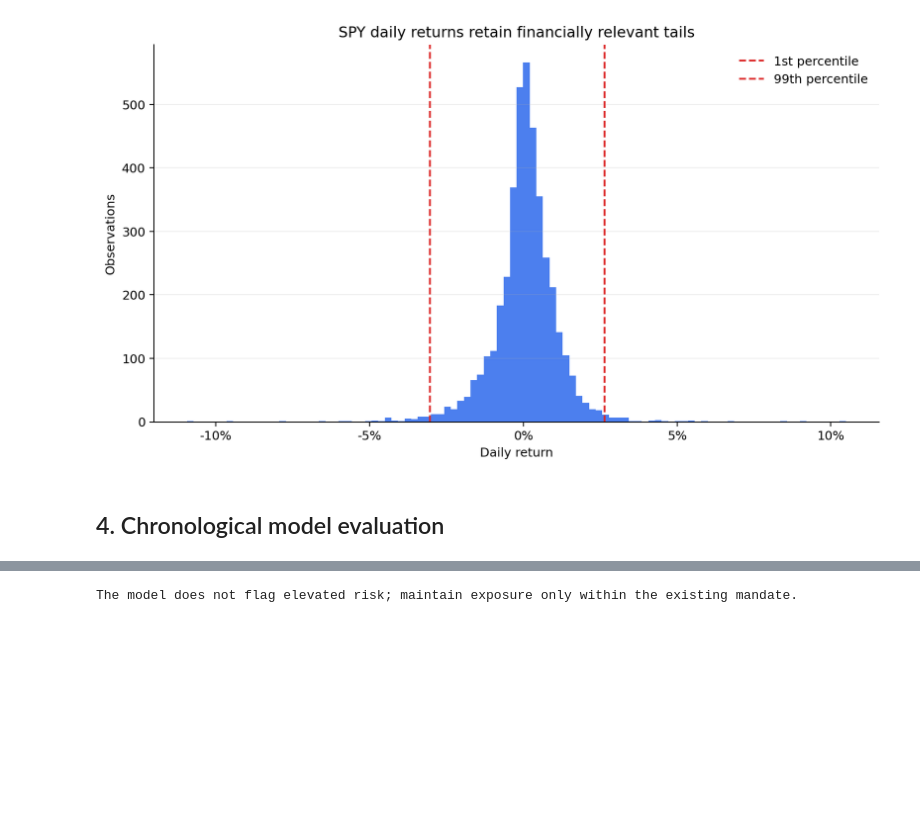
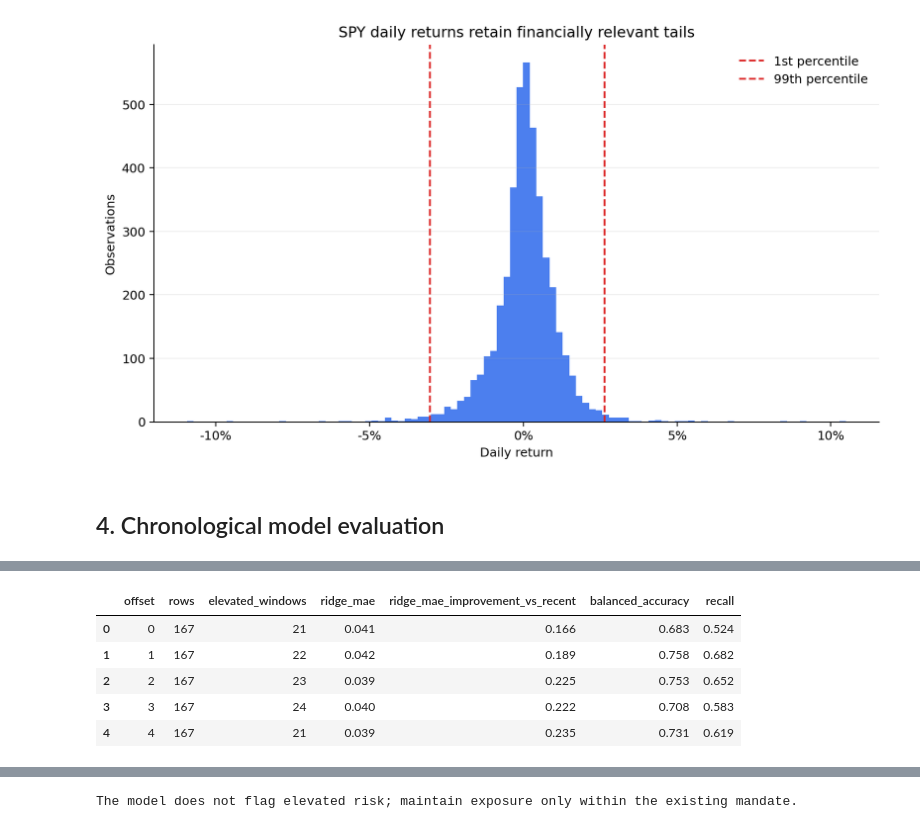
Before and after one commit to pdwi2020/bootcamp_paritosh_dwivedi, a Jupyter notebook: project/notebooks/project_pipeline.ipynb, the cells around one changed output, grey strips where cells are left out. Cells and saved outputs as stored; diff of their text form; code cells hidden in the pictures; blank space fills up the shorter version.

```diff
--- a/project/notebooks/project_pipeline.ipynb
+++ b/project/notebooks/project_pipeline.ipynb
@@ -156,0 +177,10 @@ display(Image(filename=str(ROOT / 'reports/images/classification_confusion_matri
+# %%
+non_overlap = pd.DataFrame(metrics['models']['diagnostics']['non_overlapping_windows'])
+display(non_overlap.round(3))
+# %% [output]
+|  | offset | rows | elevated_windows | ridge_mae | ridge_mae_improvement_vs_recent | balanced_accuracy | recall |
+| 0 | 0 | 167 | 21 | 0.041 | 0.166 | 0.683 | 0.524 |
+| 1 | 1 | 167 | 22 | 0.042 | 0.189 | 0.758 | 0.682 |
+| 2 | 2 | 167 | 23 | 0.039 | 0.225 | 0.753 | 0.652 |
+| 3 | 3 | 167 | 24 | 0.040 | 0.222 | 0.708 | 0.583 |
+| 4 | 4 | 167 | 21 | 0.039 | 0.235 | 0.731 | 0.619 |
```
Also changed, not shown: parts of 26 cells of this notebook, 30 other files.
